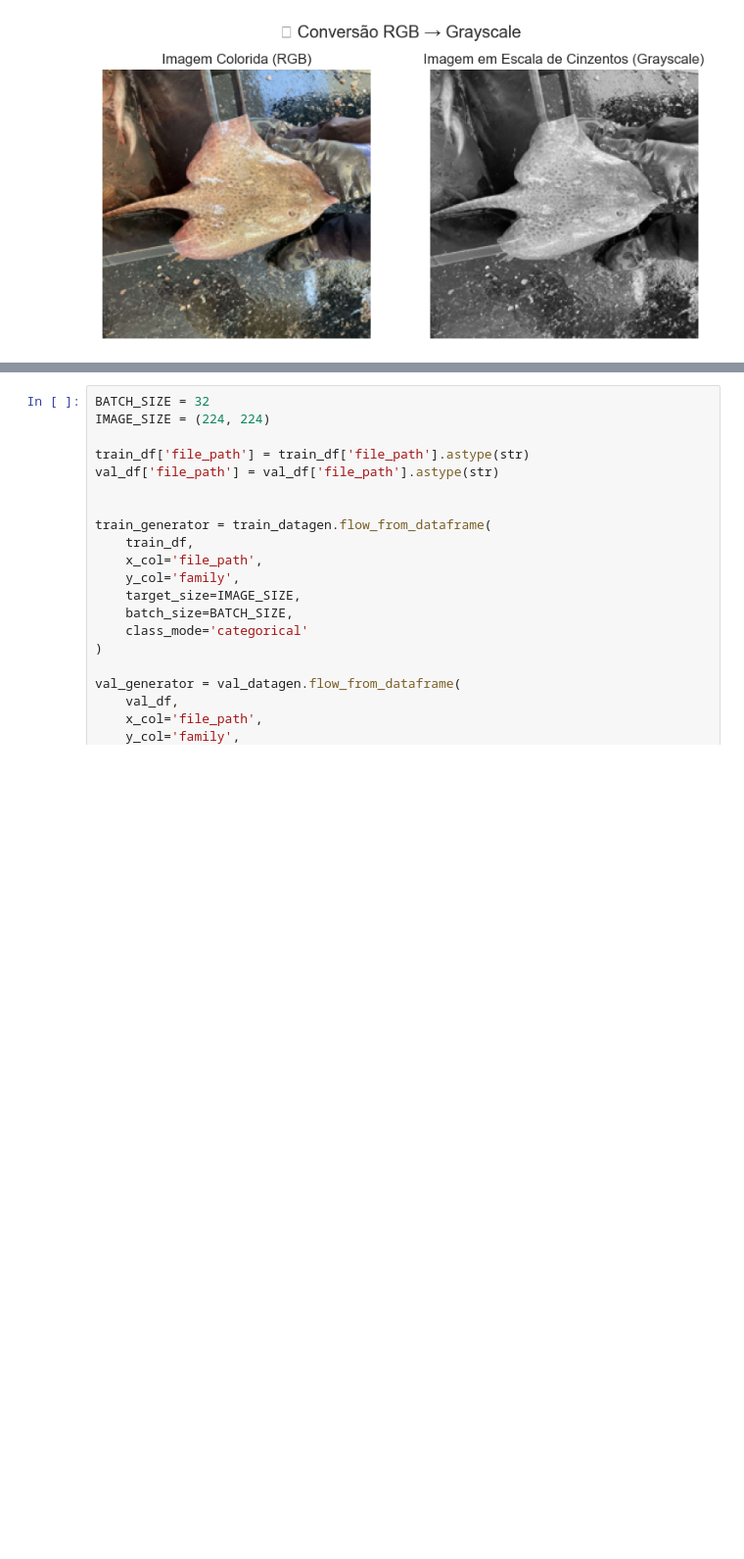
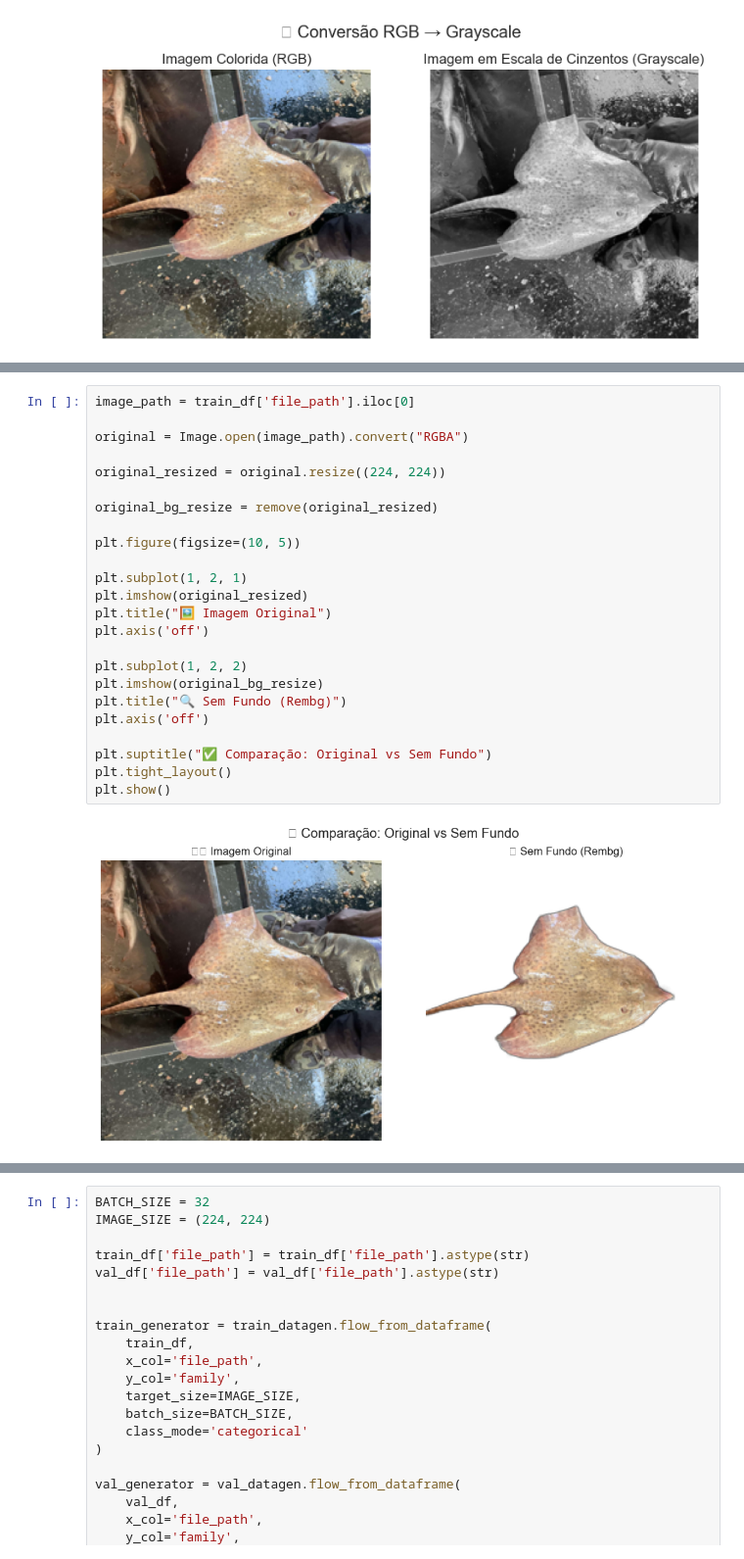
Before and after one commit to TiagoPedrotkd/DL_EOLP, a Jupyter notebook: notebooks/01_DEAP.ipynb, the cells around one changed output, grey strips where cells are left out. Shown at 98% size. Cells and saved outputs as stored; diff of their text form; blank space fills up the shorter version.

```diff
--- a/notebooks/01_DEAP.ipynb
+++ b/notebooks/01_DEAP.ipynb
@@ -495 +531,27 @@ plt.show()
+# %%
+image_path = train_df['file_path'].iloc[0]
+
+original = Image.open(image_path).convert("RGBA")
+
+original_resized = original.resize((224, 224))
+
+original_bg_resize = remove(original_resized)
+
+plt.figure(figsize=(10, 5))
+
+plt.subplot(1, 2, 1)
+plt.imshow(original_resized)
+plt.title("🖼️ Imagem Original")
+plt.axis('off')
+
+plt.subplot(1, 2, 2)
+plt.imshow(original_bg_resize)
+plt.title("🔍 Sem Fundo (Rembg)")
+plt.axis('off')
+
+plt.suptitle("✅ Comparação: Original vs Sem Fundo")
+plt.tight_layout()
+plt.show()
+# %% [output]
+[figure, added]
 # %% [markdown]
```
Also changed, not shown: parts of 31 cells of this notebook, 8 other files.
